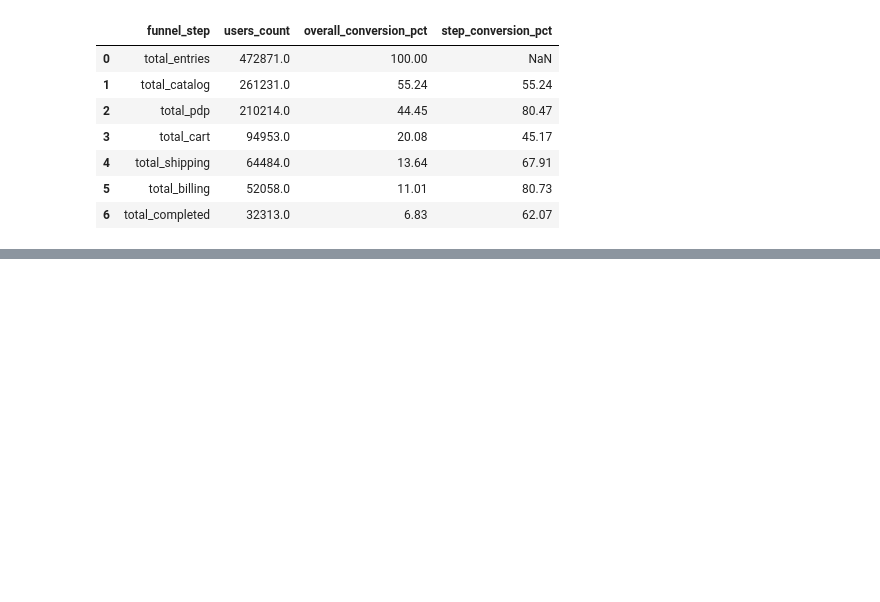
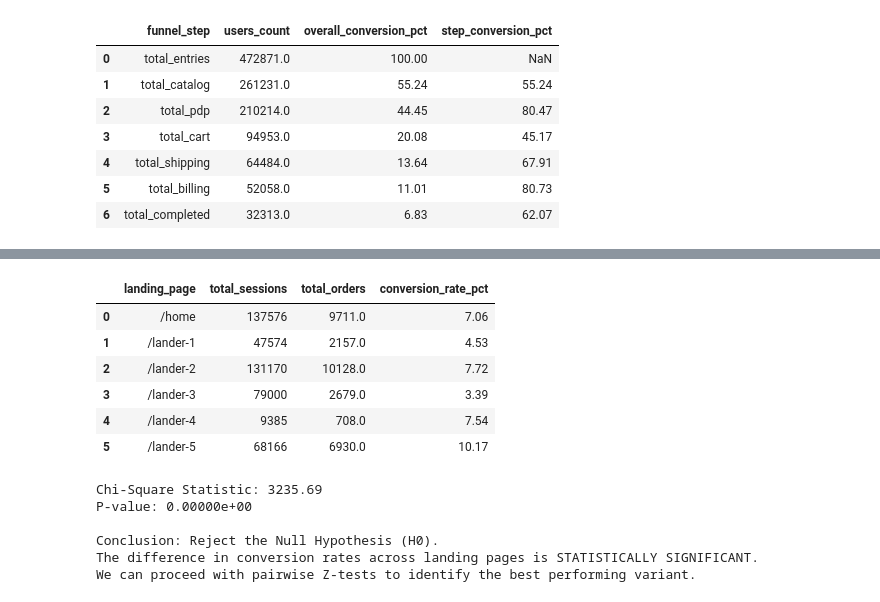
Before and after one commit to Kapustuch/FuzzyFactory-Ecommerce-Analytics, a Jupyter notebook: e-commerce.ipynb, the cells around one changed output, grey strips where cells are left out. Drawn from its saved outputs; the diff is of its cells as text; code cells hidden in the pictures; blank space fills up the shorter version.

Commit message:
feat: complete A/B testing for landing pages using Chi-Square and Z-tests

```diff
--- a/e-commerce.ipynb
+++ b/e-commerce.ipynb
@@ -429,0 +449,69 @@ Based on the interactive funnel metrics (Overall Conversion Rate: **6.83%**), we
+# %%
+ab_test_query = '''
+    WITH session_flags AS (
+        SELECT
+            website_session_id,
+            MIN(website_pageview_id) as entry_pageview_id,
+            MAX(CASE WHEN pageview_url = '/thank-you-for-your-order' THEN 1 ELSE 0 END) as order_completed
+        FROM website_pageviews
+        GROUP BY website_session_id
+    ),
+    landing_pages AS (
+        SELECT
+            f.website_session_id,
+            p.pageview_url as landing_page,
+            f.order_completed
+        FROM session_flags f
+        JOIN website_pageviews p
+            ON f.entry_pageview_id = p.website_pageview_id
+        WHERE p.pageview_url IN ('/home', '/lander-1', '/lander-2', '/lander-3', '/lander-4', '/lander-5')
+    )
+
+    SELECT
+        landing_page,
+        COUNT(website_session_id) as total_sessions,
+        SUM(order_completed) as total_orders,
+        ROUND(SUM(order_completed) / COUNT(website_session_id) * 100, 2) as conversion_rate_pct
+    FROM landing_pages
+    GROUP BY landing_page
+    ORDER BY landing_page;
+'''
+
+ab_test_df = pd.read_sql(ab_test_query, con=engine)
+ab_test_df
+# %% [output]
+|  | landing_page | total_sessions | total_orders | conversion_rate_pct |
+| 0 | /home | 137576 | 9711.0 | 7.06 |
+| 1 | /lander-1 | 47574 | 2157.0 | 4.53 |
+| 2 | /lander-2 | 131170 | 10128.0 | 7.72 |
+| 3 | /lander-3 | 79000 | 2679.0 | 3.39 |
+| 4 | /lander-4 | 9385 | 708.0 | 7.54 |
+| 5 | /lander-5 | 68166 | 6930.0 | 10.17 |
+# %%
+import scipy.stats as stats
+
+ab_test_df['not_converted'] = ab_test_df['total_sessions'] - ab_test_df['total_orders']
+
+# Build the contingency table [Successes, Failures]
+contingency_table = ab_test_df[['total_orders', 'not_converted']].values
+
+chi2, p_value, dof, expected = stats.chi2_contingency(contingency_table)
+
+print(f"Chi-Square Statistic: {chi2:.2f}")
+print(f"P-value: {p_value:.5e}\n")
+
+alpha = 0.05
+if p_value < alpha:
+    print("Conclusion: Reject the Null Hypothesis (H0).")
+    print("The difference in conversion rates across landing pages is STATISTICALLY SIGNIFICANT.")
+    print("We can proceed with pairwise Z-tests to identify the best performing variant.")
+else:
+    print("Conclusion: Fail to reject the Null Hypothesis (H0).")
+    print("The difference in conversion rates is due to random noise. No landing page had a significant effect.")
+# %% [output]
+Chi-Square Statistic: 3235.69
+P-value: 0.00000e+00
+
+Conclusion: Reject the Null Hypothesis (H0).
+The difference in conversion rates across landing pages is STATISTICALLY SIGNIFICANT.
+We can proceed with pairwise Z-tests to identify the best performing variant.
```
Also changed, not shown: parts of 7 cells of this notebook.
